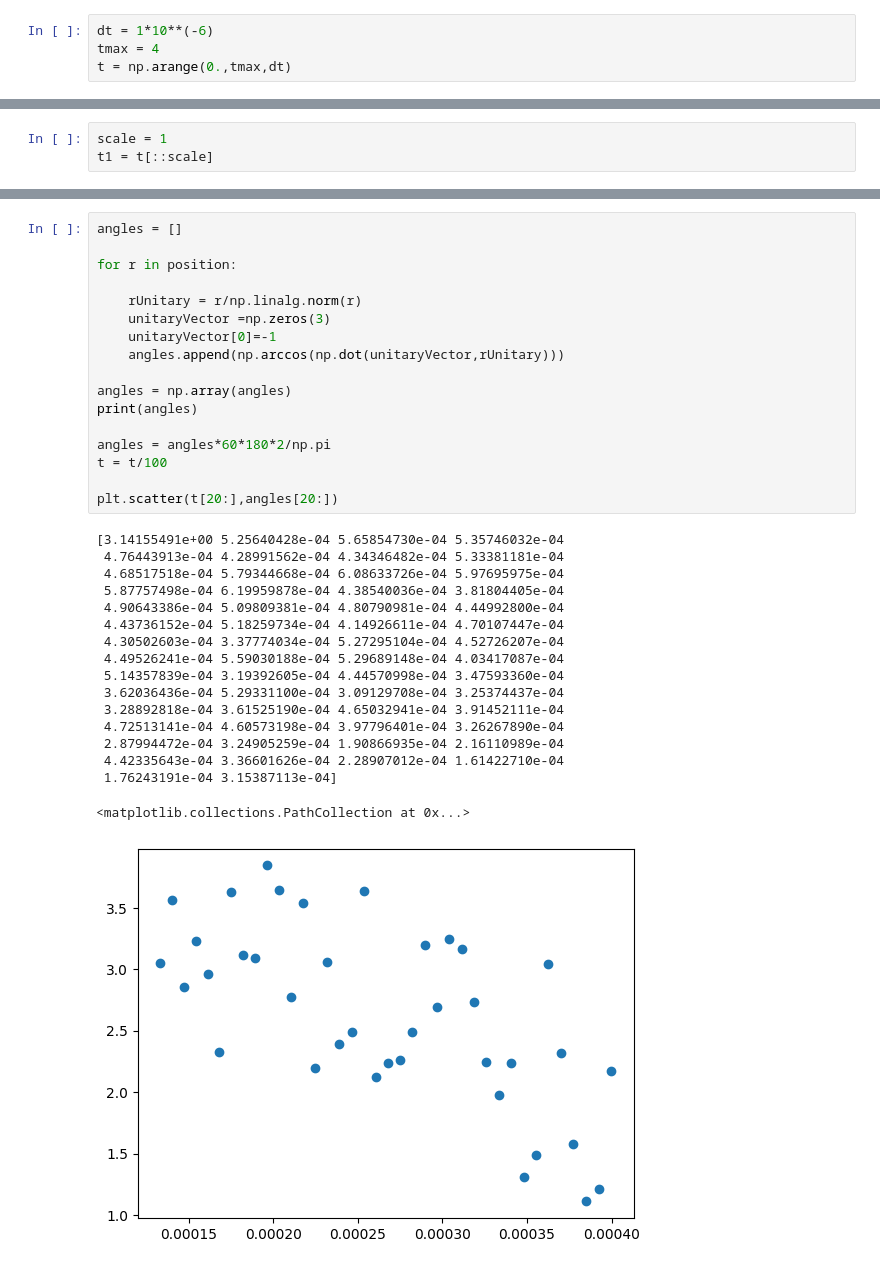
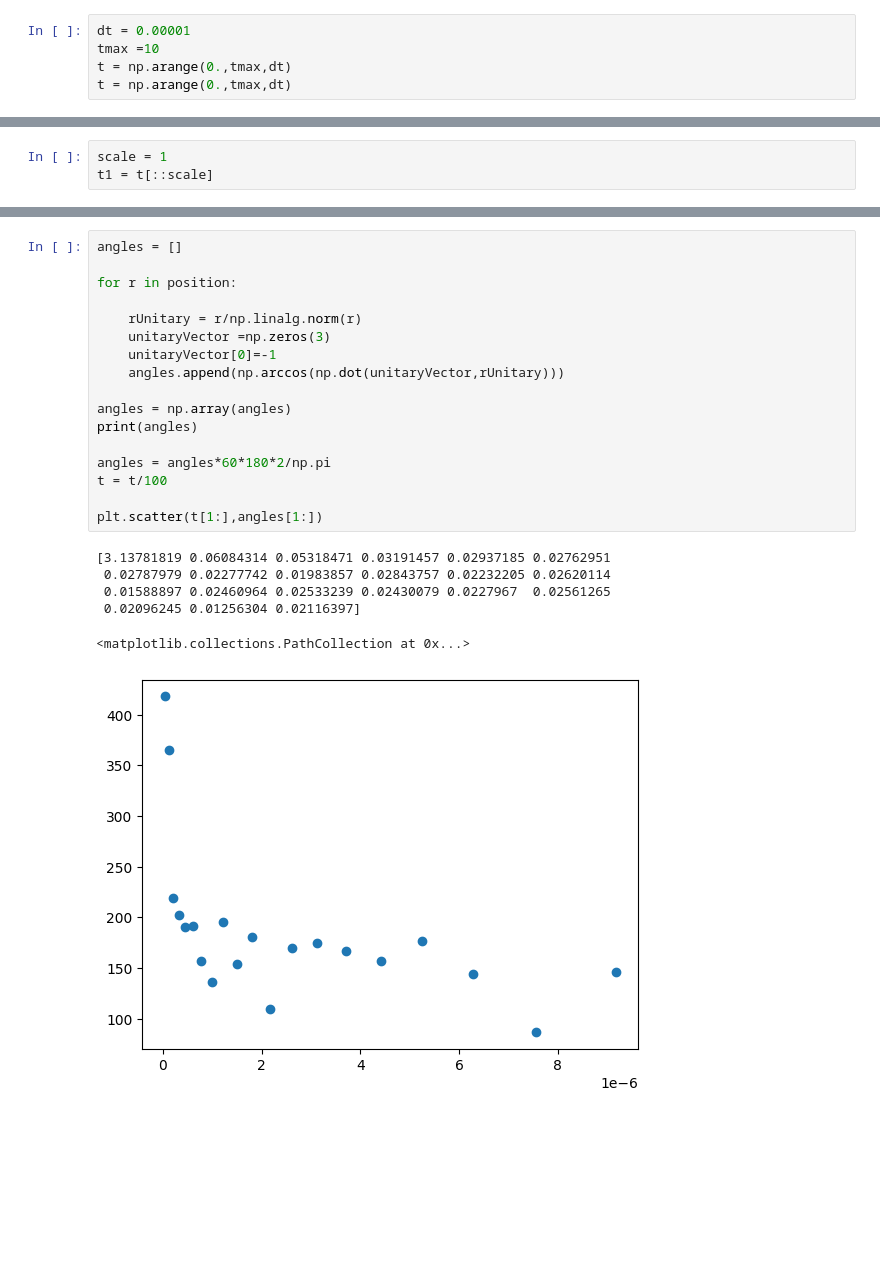
Before and after one commit to acastem15/MetodosII_ClaudiaCuellar_AnaCastellanos, a Jupyter notebook: Talleres/Tarea 2 - Métodos II-Puntos 4-6.ipynb, the cells around one changed output, grey strips where cells are left out. Cells and saved outputs as stored; diff of their text form; blank space fills up the shorter version.

```diff
--- a/Talleres/Tarea 2 - Métodos II-Puntos 4-6.ipynb
+++ b/Talleres/Tarea 2 - Métodos II-Puntos 4-6.ipynb
@@ -180,9 +180,10 @@ class Planeta:
 
         return timeup,positionPerihelium
 # %%
-dt = 1*10**(-6)
-tmax = 4
+dt = 0.00001
+tmax =10
 t = np.arange(0.,tmax,dt)
+t = np.arange(0.,tmax,dt)
 # %%
 Mercurio = Planeta(0.2056,0.307,1.1*10**(-8), t)
 # %%
@@ -224,38 +217,27 @@ print(t)
 # %%
 angles = []
 
 for r in position:
 
     rUnitary = r/np.linalg.norm(r)
     unitaryVector =np.zeros(3)
     unitaryVector[0]=-1
     angles.append(np.arccos(np.dot(unitaryVector,rUnitary)))
 
 angles = np.array(angles)
 print(angles)
 
 angles = angles*60*180*2/np.pi
 t = t/100
 
-plt.scatter(t[20:],angles[20:])
+plt.scatter(t[1:],angles[1:])
 # %% [output]
-[3.14155491e+00 5.25640428e-04 5.65854730e-04 5.35746032e-04
- 4.76443913e-04 4.28991562e-04 4.34346482e-04 5.33381181e-04
- 4.68517518e-04 5.79344668e-04 6.08633726e-04 5.97695975e-04
- 5.87757498e-04 6.19959878e-04 4.38540036e-04 3.81804405e-04
- 4.90643386e-04 5.09809381e-04 4.80790981e-04 4.44992800e-04
- 4.43736152e-04 5.18259734e-04 4.14926611e-04 4.70107447e-04
- 4.30502603e-04 3.37774034e-04 5.27295104e-04 4.52726207e-04
- 4.49526241e-04 5.59030188e-04 5.29689148e-04 4.03417087e-04
- 5.14357839e-04 3.19392605e-04 4.44570998e-04 3.47593360e-04
- 3.62036436e-04 5.29331100e-04 3.09129708e-04 3.25374437e-04
- 3.28892818e-04 3.61525190e-04 4.65032941e-04 3.91452111e-04
- 4.72513141e-04 4.60573198e-04 3.97796401e-04 3.26267890e-04
- 2.87994472e-04 3.24905259e-04 1.90866935e-04 2.16110989e-04
- 4.42335643e-04 3.36601626e-04 2.28907012e-04 1.61422710e-04
- 1.76243191e-04 3.15387113e-04]
+[3.13781819 0.06084314 0.05318471 0.03191457 0.02937185 0.02762951
+ 0.02787979 0.02277742 0.01983857 0.02843757 0.02232205 0.02620114
+ 0.01588897 0.02460964 0.02533239 0.02430079 0.0227967  0.02561265
+ 0.02096245 0.01256304 0.02116397]
 <matplotlib.collections.PathCollection at 0x...>
-[figure, old version]
+[figure, new version]
 # %%
 Mx = Mercurio.GetPosition(scale)[:,0]
 My = Mercurio.GetPosition(scale)[:,1]
```
Also changed, not shown: parts of 3 cells of this notebook, 1 other file.
